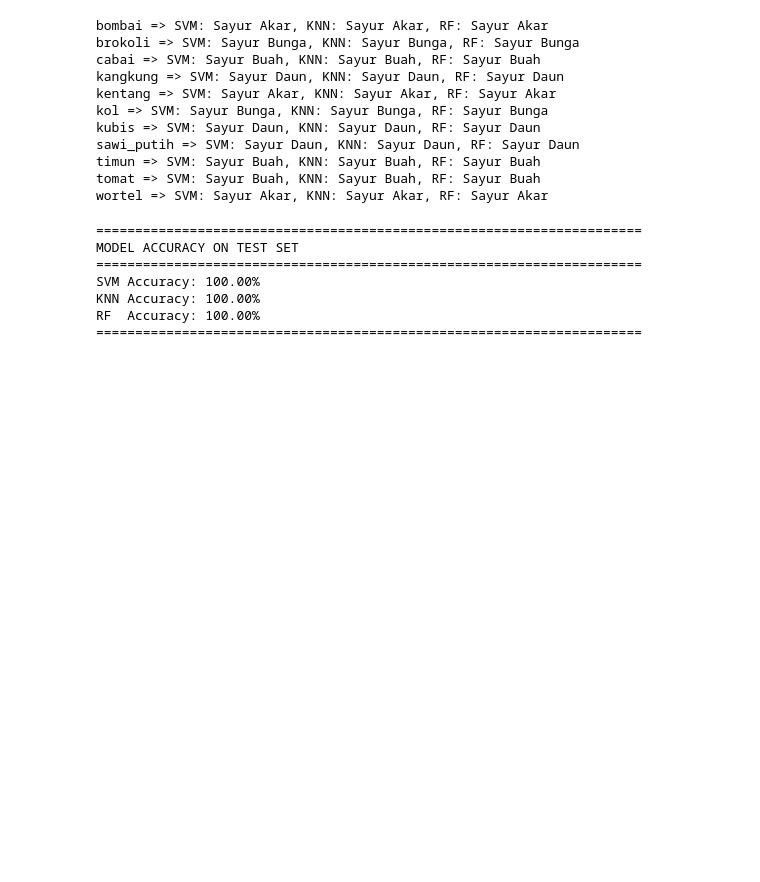
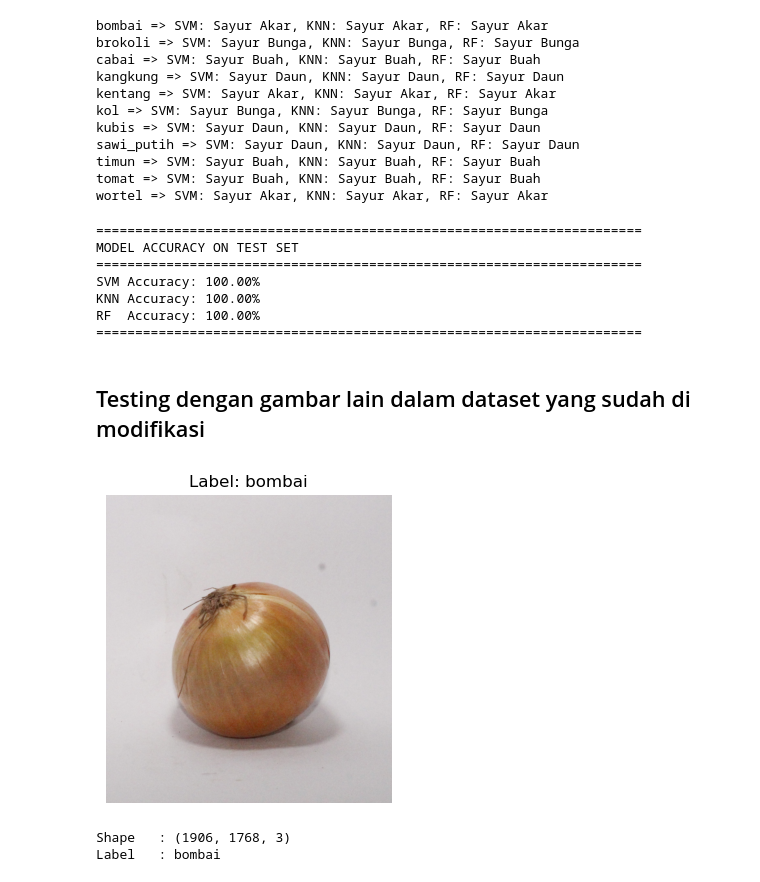
Before and after one commit to sukinnamz/ParisyApp-DataTraining, a Jupyter notebook: color+texture.ipynb, the cells around one changed output. Drawn from its saved outputs; the diff is of its cells as text; code cells hidden in the pictures; blank space fills up the shorter version.

```diff
--- a/color+texture.ipynb
+++ b/color+texture.ipynb
@@ -810,3 +810,15 @@ SVM Accuracy: 100.00%
 KNN Accuracy: 100.00%
 RF  Accuracy: 100.00%
 ======================================================================
+# %% [markdown]
+## Testing dengan gambar lain dalam dataset yang sudah di modifikasi
+# %%
+val2 = 'validation/'
+# %%
+val2_image = load_dataset_without_subfolder(val2)
+# %%
+img_viz(val2_image, 0)
+# %% [output]
+[figure, added]
+Shape   : (1906, 1768, 3)
+Label   : bombai
```
Also changed, not shown: parts of 7 cells of this notebook, 1 other file.
